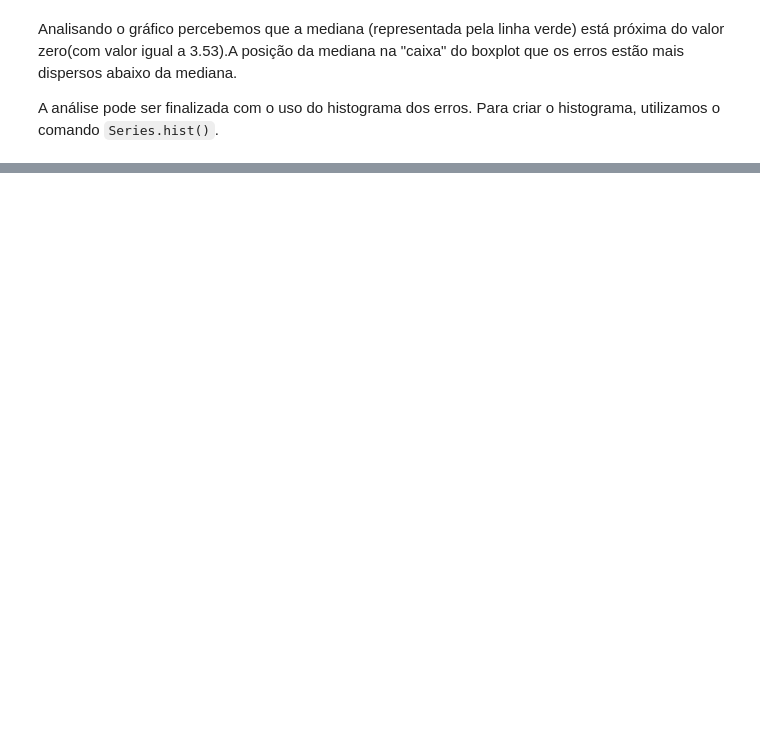
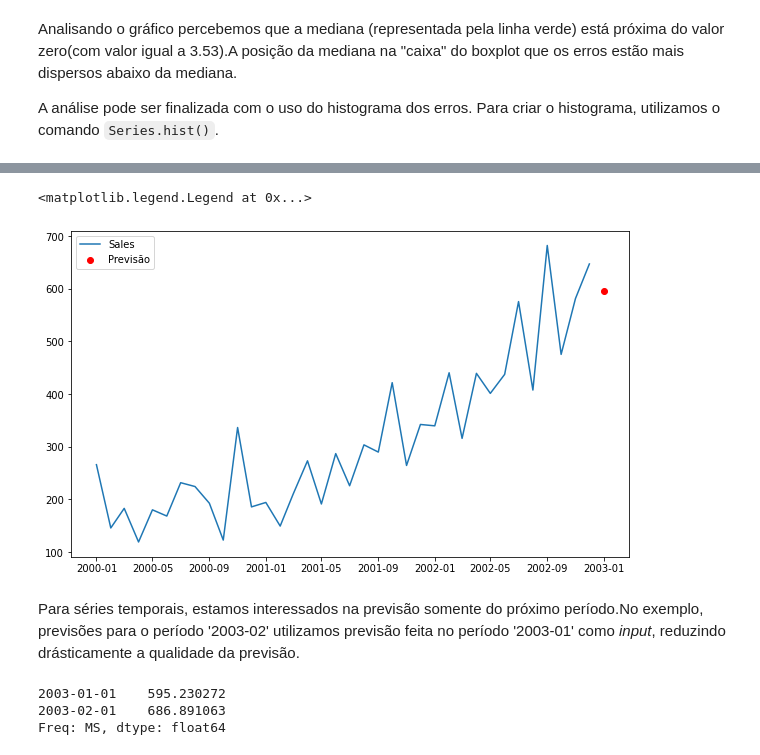
Before and after one commit to Pedro-Landin/Time_Series, a Jupyter notebook: pandas_series_parte3.ipynb, the cells around one changed output, grey strips where cells are left out. Drawn from its saved outputs; the diff is of its cells as text; code cells hidden in the pictures; blank space fills up the shorter version.

Commit message:
Modelo Predict

```diff
--- a/pandas_series_parte3.ipynb
+++ b/pandas_series_parte3.ipynb
@@ -172,0 +194,4 @@ ar_2.resid.hist()
+# %%
+modelo = AutoReg(df.Sales, 3)
+ar_3 = modelo.fit()
+(ar_3.resid ** 2).mean()
@@ -172,0 +202,17 @@ ar_2.resid.hist()
+# %%
+plt.figure(figsize=(10, 6))
+plt.plot(df.Sales)
+forecast = ar_3.predict(start='2003-01', end='2003-01')
+plt.scatter(forecast.index, forecast.values, color='red')
+plt.legend(['Sales', 'Previsão'])
+# %% [output]
+<matplotlib.legend.Legend at 0x...>
+[figure, added]
+# %% [markdown]
+Para séries temporais, estamos interessados na previsão somente do próximo período.No exemplo, previsões para o período '2003-02' utilizamos previsão feita no período '2003-01' como _input_, reduzindo drásticamente a qualidade da previsão.
+# %%
+ar_3.predict(start='2003-01-01', end='2003-02-01')
+# %% [output]
+2003-01-01    595.230272
+2003-02-01    686.891063
+Freq: MS, dtype: float64
```
Also changed, not shown: parts of 8 cells of this notebook.
